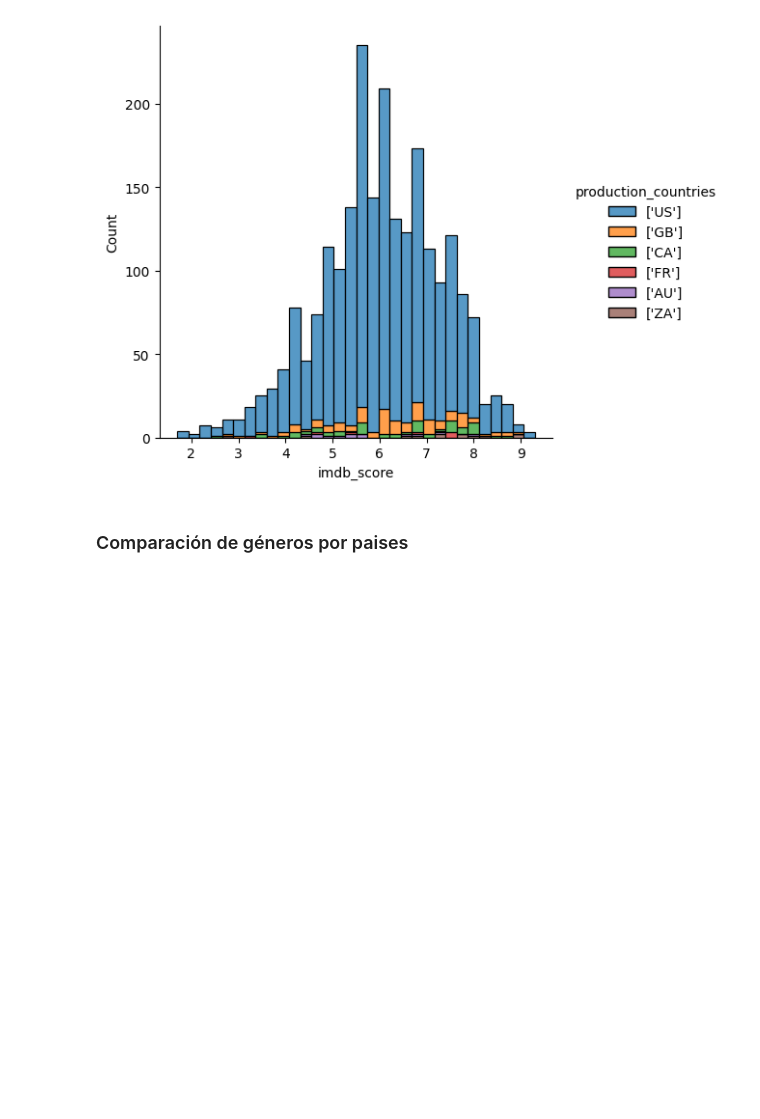
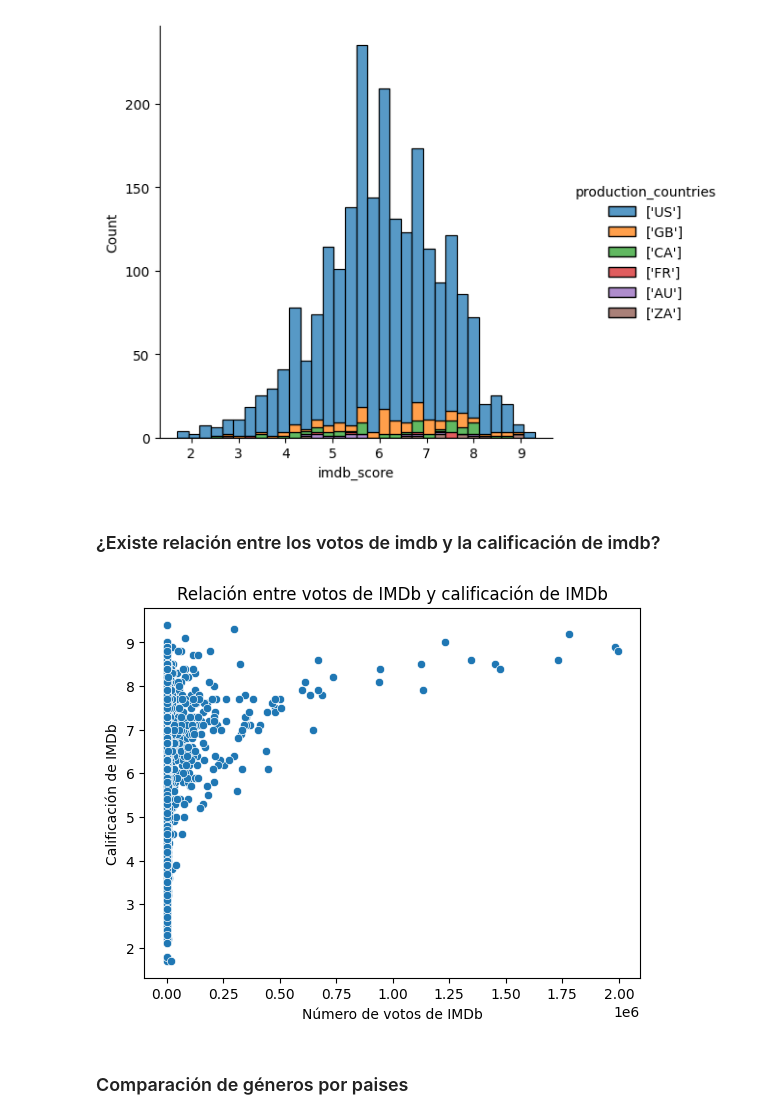
Before and after one commit to davidcabrero/EDA_Paramount, a Jupyter notebook: EDA_Paramount.ipynb, the cells around one changed output. Drawn from its saved outputs; the diff is of its cells as text; code cells hidden in the pictures; blank space fills up the shorter version.

Commit message:
Añadido relación entre el número de votos y la calificación de imdb

```diff
--- a/EDA_Paramount.ipynb
+++ b/EDA_Paramount.ipynb
@@ -289,6 +289,20 @@ sns.displot(data=filtroPaises,
 # %% [output]
 <seaborn.axisgrid.FacetGrid at 0x...>
 [figure]
+# %% [markdown]
+### ¿Existe relación entre los votos de imdb y la calificación de imdb?
+# %%
+sns.scatterplot(data=df_paramount, x='imdb_votes', y='imdb_score')
+
+# Personaliza la gráfica
+plt.title('Relación entre votos de IMDb y calificación de IMDb')
+plt.xlabel('Número de votos de IMDb')
+plt.ylabel('Calificación de IMDb')
+
+# Muestra la gráfica
+plt.show()
+# %% [output]
+[figure, added]
 # %% [markdown]
 ### Comparación de géneros por paises
 # %%
```
